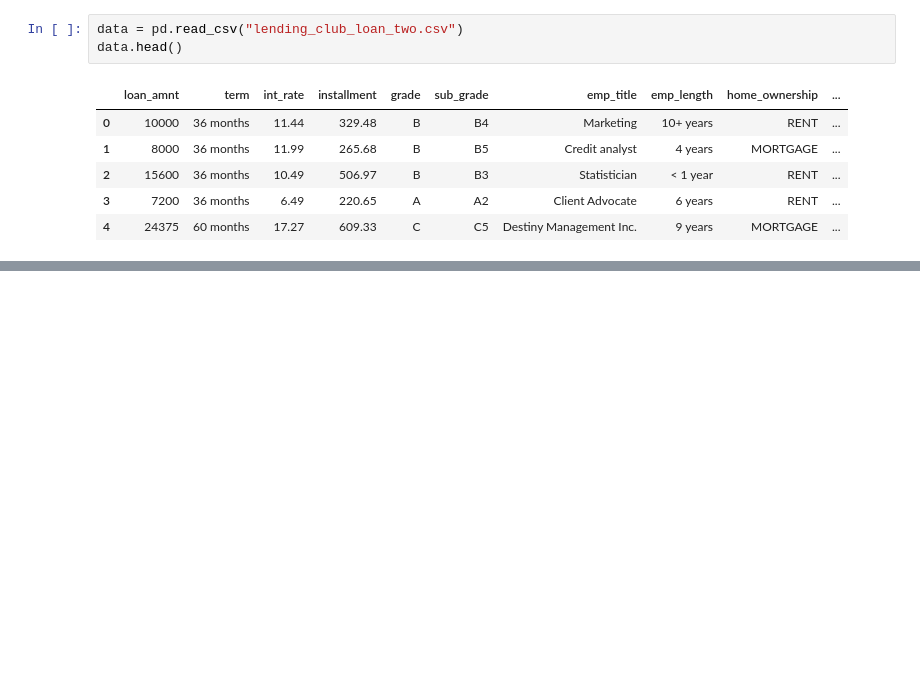
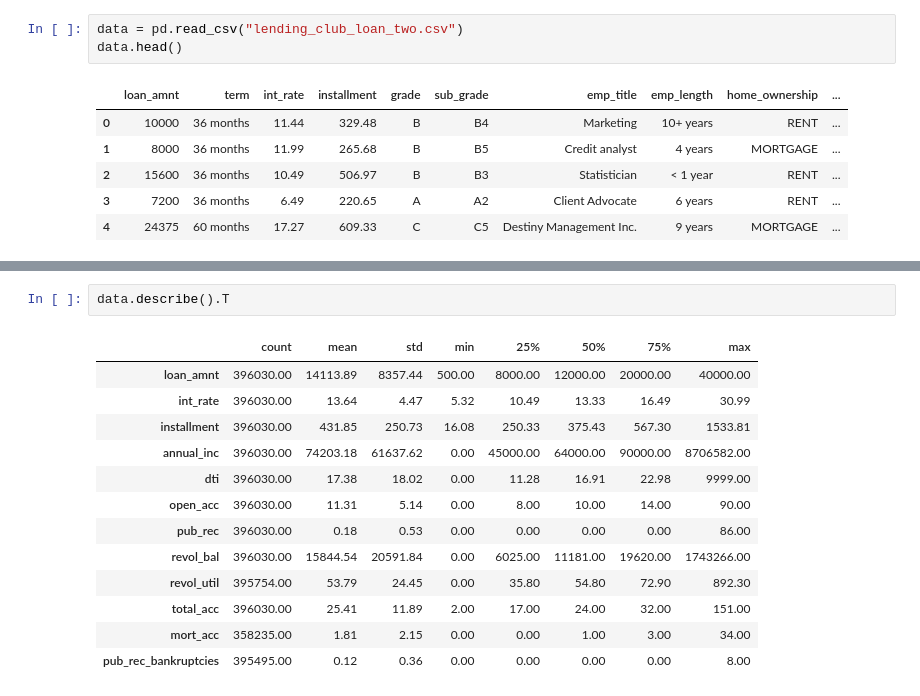
Before and after one commit to tim-keriazes/individ-proj-lending-club-loan-default-prediction, a Jupyter notebook: lending_tree_loan_default_project.ipynb, the cells around one changed output, grey strips where cells are left out. Cells and saved outputs as stored; diff of their text form; blank space fills up the shorter version.

```diff
--- a/lending_tree_loan_default_project.ipynb
+++ b/lending_tree_loan_default_project.ipynb
@@ -39,0 +71,16 @@ data.head()
+# %%
+data.describe().T
+# %% [output]
+|  | count | mean | std | min | 25% | 50% | 75% | max |
+| loan_amnt | 396030.00 | 14113.89 | 8357.44 | 500.00 | 8000.00 | 12000.00 | 20000.00 | 40000.00 |
+| int_rate | 396030.00 | 13.64 | 4.47 | 5.32 | 10.49 | 13.33 | 16.49 | 30.99 |
+| installment | 396030.00 | 431.85 | 250.73 | 16.08 | 250.33 | 375.43 | 567.30 | 1533.81 |
+| annual_inc | 396030.00 | 74203.18 | 61637.62 | 0.00 | 45000.00 | 64000.00 | 90000.00 | 8706582.00 |
+| dti | 396030.00 | 17.38 | 18.02 | 0.00 | 11.28 | 16.91 | 22.98 | 9999.00 |
+| open_acc | 396030.00 | 11.31 | 5.14 | 0.00 | 8.00 | 10.00 | 14.00 | 90.00 |
+| pub_rec | 396030.00 | 0.18 | 0.53 | 0.00 | 0.00 | 0.00 | 0.00 | 86.00 |
+| revol_bal | 396030.00 | 15844.54 | 20591.84 | 0.00 | 6025.00 | 11181.00 | 19620.00 | 1743266.00 |
+| revol_util | 395754.00 | 53.79 | 24.45 | 0.00 | 35.80 | 54.80 | 72.90 | 892.30 |
+| total_acc | 396030.00 | 25.41 | 11.89 | 2.00 | 17.00 | 24.00 | 32.00 | 151.00 |
+| mort_acc | 358235.00 | 1.81 | 2.15 | 0.00 | 0.00 | 1.00 | 3.00 | 34.00 |
+| pub_rec_bankruptcies | 395495.00 | 0.12 | 0.36 | 0.00 | 0.00 | 0.00 | 0.00 | 8.00 |
```
Also changed, not shown: parts of 30 cells of this notebook.
